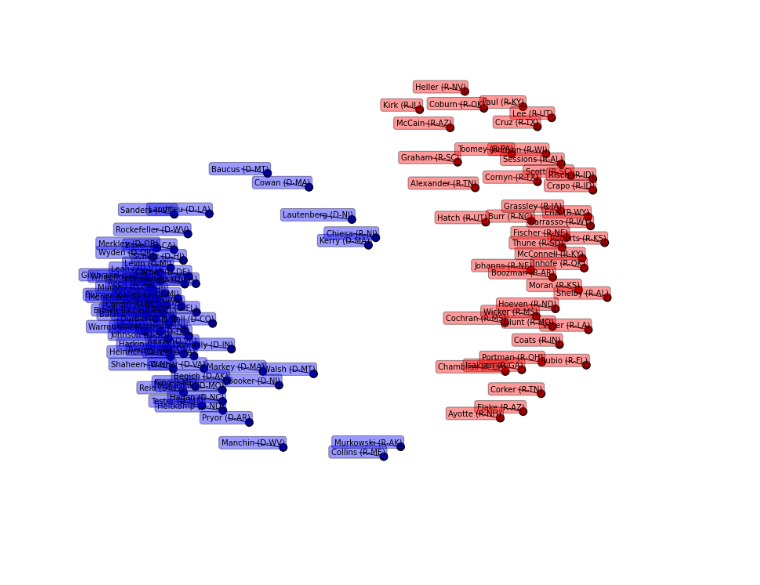
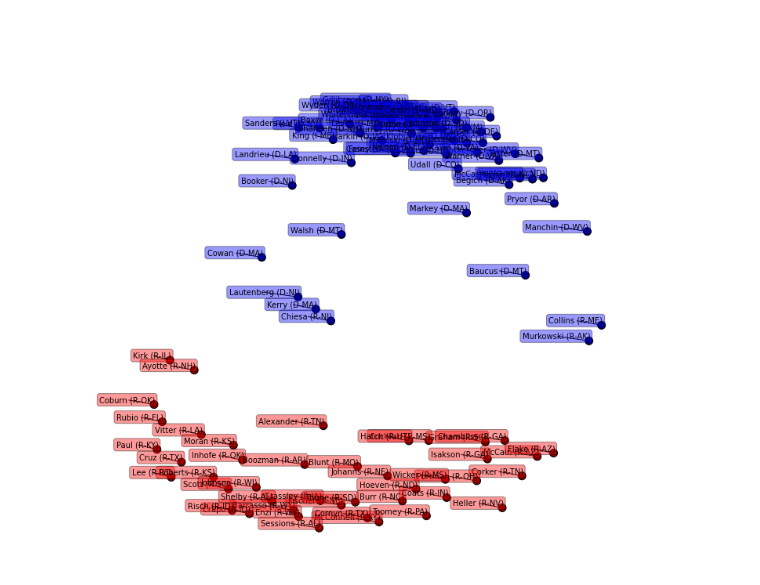
Before and after one commit to ashrestha91/senators, a Jupyter notebook: senators.py.ipynb, the cells around one changed output. Cells and saved outputs as stored; diff of their text form; code cells hidden in the pictures.

```diff
--- a/senators.py.ipynb
+++ b/senators.py.ipynb
@@ -81,3 +14,27 @@ labels = AgglomerativeClustering().fit_predict(features.toarray())
+# %%
+from sklearn.cluster import AgglomerativeClustering
+from sklearn.feature_extraction import DictVectorizer
+
+def graph_senators(names, senators):
+    dict_vectorizer = DictVectorizer()
+    features = dict_vectorizer.fit_transform(senators)
+
+    labels = AgglomerativeClustering().fit_predict(features.toarray())
+
+    matplotlib.rcParams['figure.figsize'] = (15.0,12.0)
+
+    mds = MDS()
+    coords = mds.fit_transform(features.toarray())
+    plot = plt.scatter(coords[:,0], coords[:,1], c=labels, s=100)
+    plt.axis("off")
+
+    for i, (name, xy) in enumerate(zip(names, coords)):
+        color = "red" if labels[i] else "blue"
+        plt.annotate(name, xy = xy, xytext = (1, 1),
+            textcoords = 'offset points', ha = 'right', va = 'bottom',
+            bbox = dict(boxstyle = 'round,pad=0.3', fc=color,alpha = .4),
+            arrowprops = dict(arrowstyle = '-', connectionstyle = 'arc3,rad=0')
+        )
 # %%
 from sklearn.manifold import MDS
 import matplotlib.pyplot as plt
@@ -102,18 +59,6 @@ plt.show()
-# %%
-import matplotlib
-matplotlib.rcParams['figure.figsize'] = (15.0,12.0)
-
-mds = MDS()
-coords = mds.fit_transform(features.toarray())
-plot = plt.scatter(coords[:,0], coords[:,1], c=labels, s=100)
-plt.axis("off")
-
-for i, (name, xy) in enumerate(zip(senator_names, coords)):
-    color = "red" if labels[i] else "blue"
-    plt.annotate(name, xy = xy, xytext = (1, 1),
-        textcoords = 'offset points', ha = 'right', va = 'bottom',
-        bbox = dict(boxstyle = 'round,pad=0.3', fc=color,alpha = .4),
-        arrowprops = dict(arrowstyle = '-', connectionstyle = 'arc3,rad=0')
-    )
-# %% [output]
-[figure, removed]
+# %%
+senator_names = votes.keys()
+senators = [votes[name] for name in senator_names]
+graph_senators(senator_names, senators)
+# %% [output]
+[figure, added]
```
Also changed, not shown: parts of 6 cells of this notebook, 1 other file.
